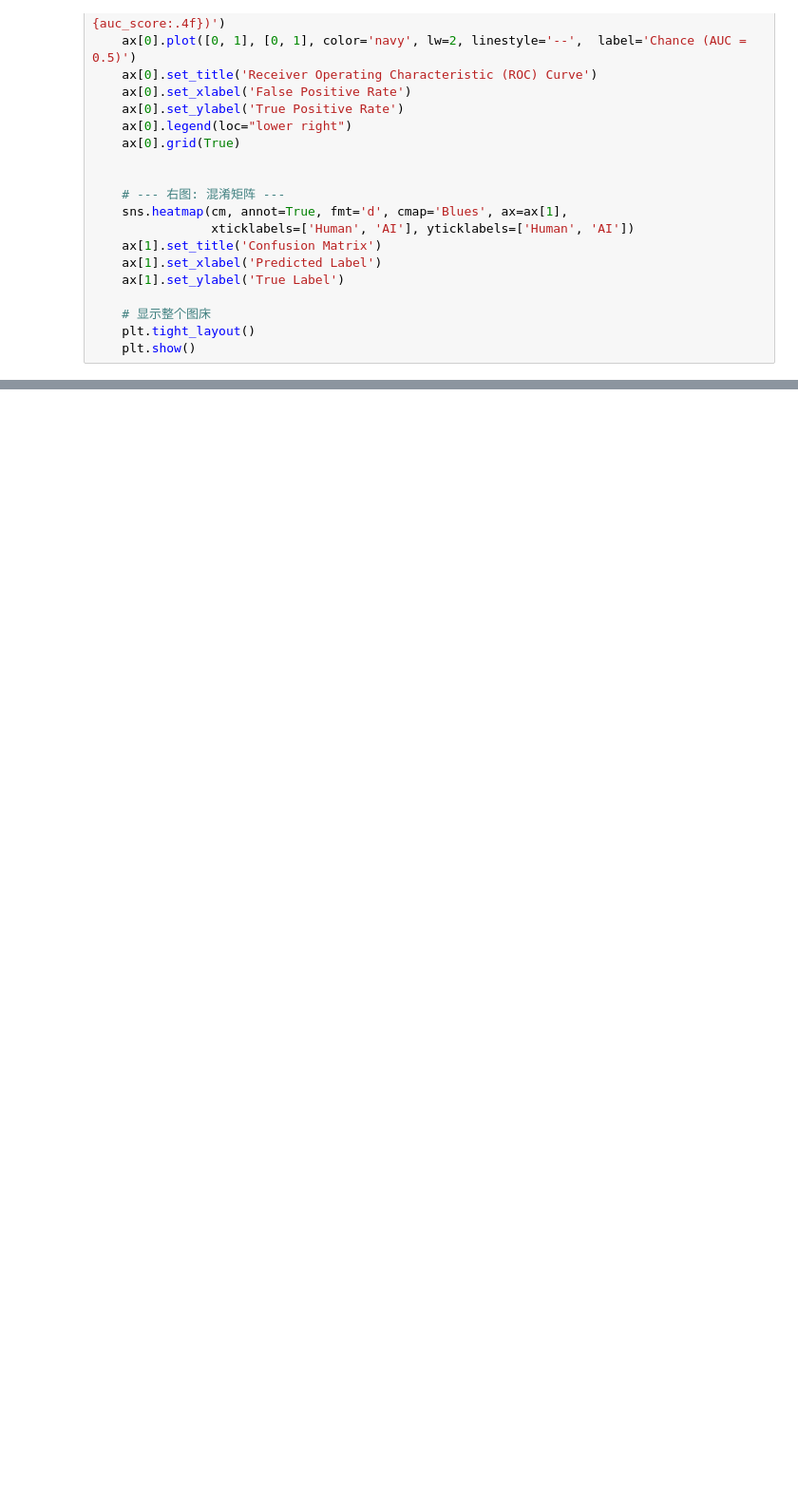
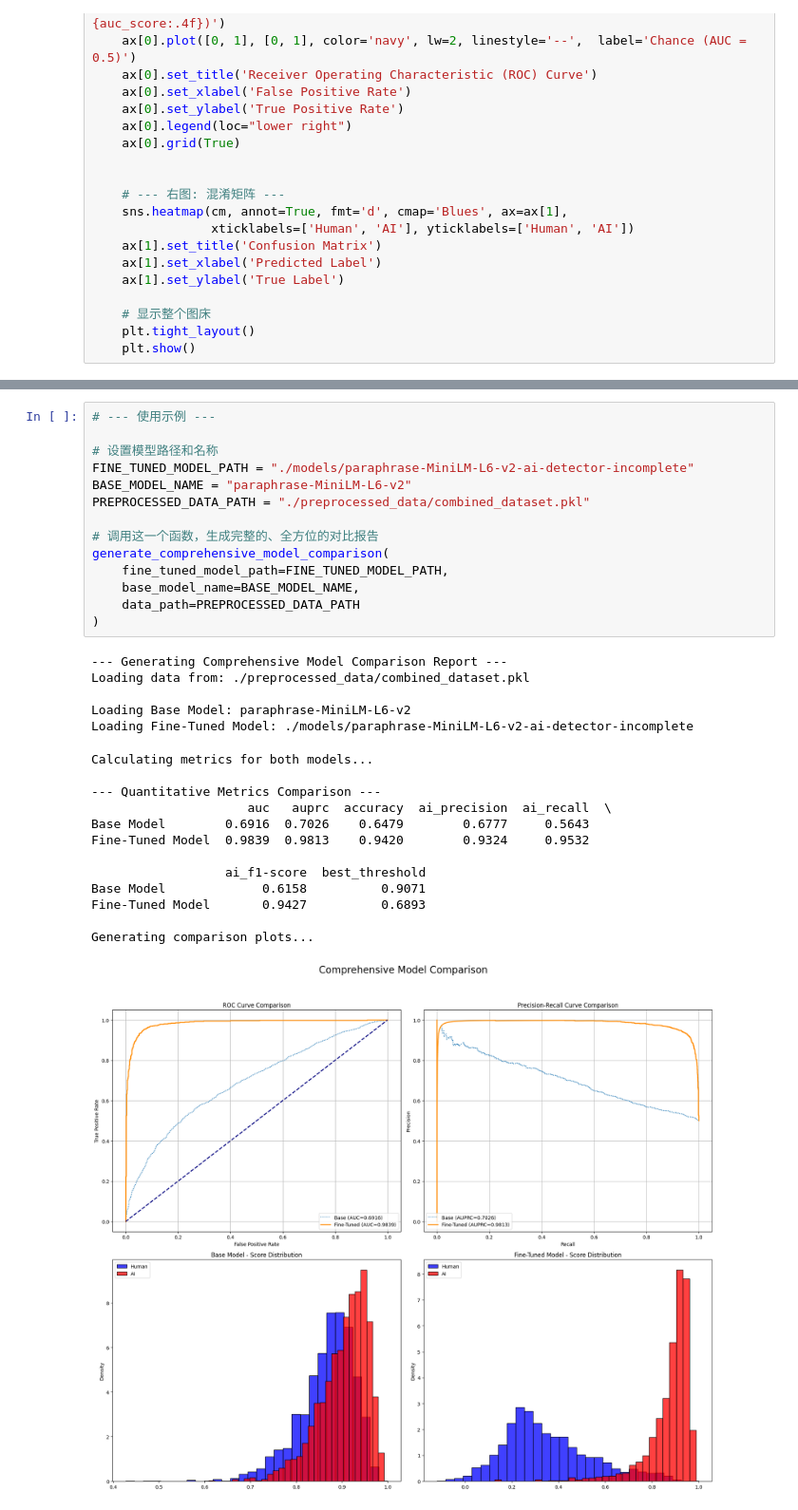
Before and after one commit to zehaosu0301/Detection_Proj, a Jupyter notebook: model_finue copy.ipynb, the cells around one changed output, grey strips where cells are left out. Shown at 95% size. Cells and saved outputs as stored; diff of their text form; blank space fills up the shorter version.

```diff
--- a/model_finue copy.ipynb
+++ b/model_finue copy.ipynb
@@ -2185,0 +2455,33 @@ AUC Score: 0.9613
+# %%
+# --- 使用示例 ---
+
+# 设置模型路径和名称
+FINE_TUNED_MODEL_PATH = "./models/paraphrase-MiniLM-L6-v2-ai-detector-incomplete"
+BASE_MODEL_NAME = "paraphrase-MiniLM-L6-v2"
+PREPROCESSED_DATA_PATH = "./preprocessed_data/combined_dataset.pkl"
+
+# 调用这一个函数，生成完整的、全方位的对比报告
+generate_comprehensive_model_comparison(
+    fine_tuned_model_path=FINE_TUNED_MODEL_PATH,
+    base_model_name=BASE_MODEL_NAME,
+    data_path=PREPROCESSED_DATA_PATH
+)
+# %% [output]
+--- Generating Comprehensive Model Comparison Report ---
+Loading data from: ./preprocessed_data/combined_dataset.pkl
+
+Loading Base Model: paraphrase-MiniLM-L6-v2
+Loading Fine-Tuned Model: ./models/paraphrase-MiniLM-L6-v2-ai-detector-incomplete
+Calculating metrics for both models...
+
+--- Quantitative Metrics Comparison ---
+                     auc   auprc  accuracy  ai_precision  ai_recall  \
+Base Model        0.6916  0.7026    0.6479        0.6777     0.5643
+Fine-Tuned Model  0.9839  0.9813    0.9420        0.9324     0.9532
+
+                  ai_f1-score  best_threshold
+Base Model             0.6158          0.9071
+Fine-Tuned Model       0.9427          0.6893
+
+Generating comparison plots...
+[figure, added]
```
Also changed, not shown: parts of 6 cells of this notebook, 12 other files.
